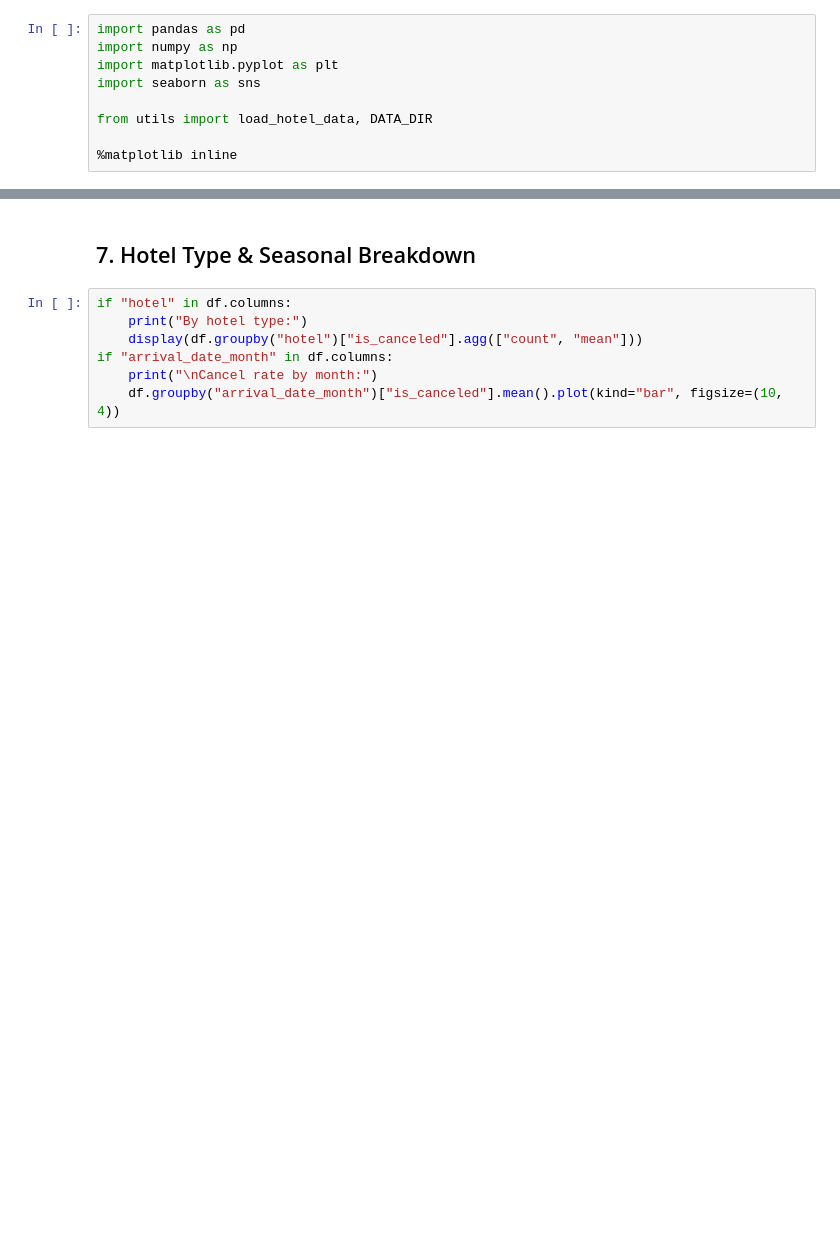
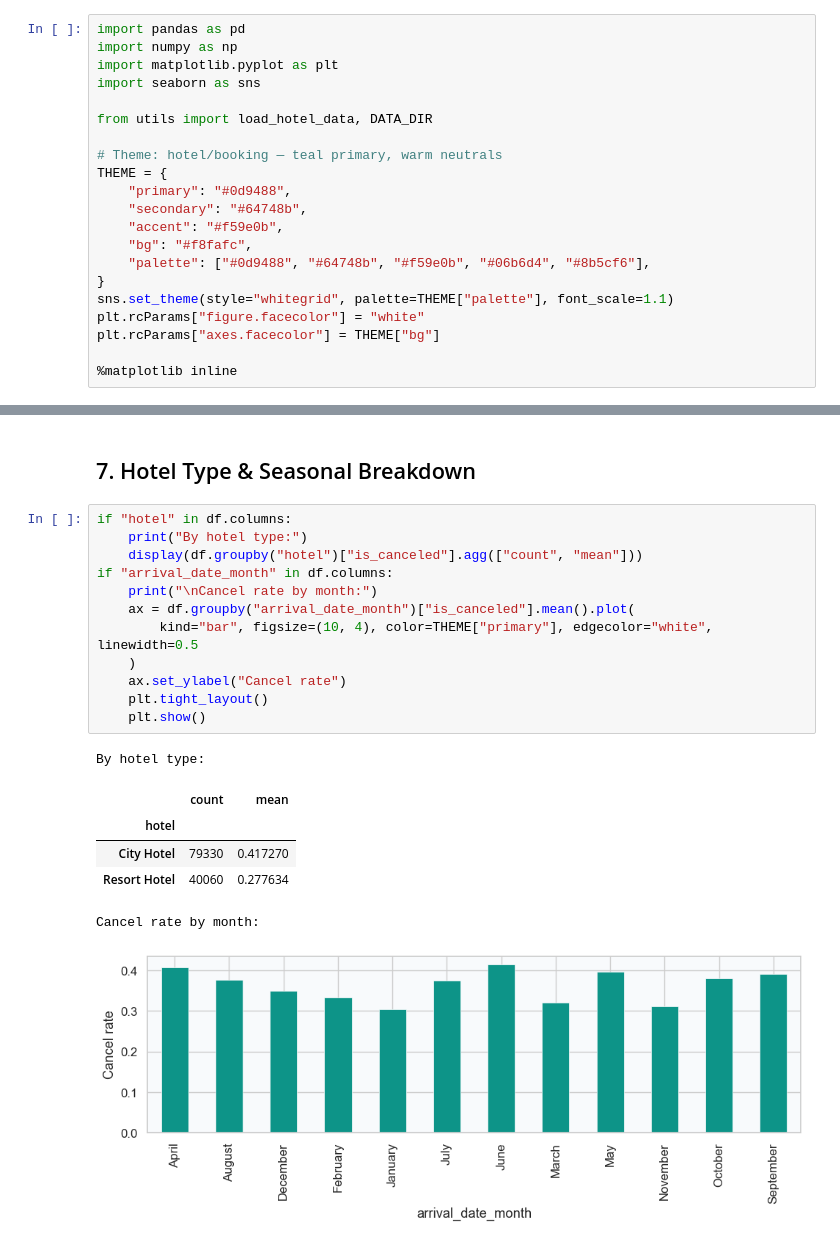
Before and after one commit to leo-leung04/hotel-overbook, a Jupyter notebook: 00_data_stat.ipynb, the cells around one changed output, grey strips where cells are left out. Saved outputs shown, nothing was run; the diff lists cells and outputs as text; blank space fills up the shorter version.

```diff
--- a/00_data_stat.ipynb
+++ b/00_data_stat.ipynb
@@ -12,6 +12,18 @@ import seaborn as sns
 
 from utils import load_hotel_data, DATA_DIR
 
+# Theme: hotel/booking — teal primary, warm neutrals
+THEME = {
+    "primary": "#0d9488",
+    "secondary": "#64748b",
+    "accent": "#f59e0b",
+    "bg": "#f8fafc",
+    "palette": ["#0d9488", "#64748b", "#f59e0b", "#06b6d4", "#8b5cf6"],
+}
+sns.set_theme(style="whitegrid", palette=THEME["palette"], font_scale=1.1)
+plt.rcParams["figure.facecolor"] = "white"
+plt.rcParams["axes.facecolor"] = THEME["bg"]
+
 %matplotlib inline
 # %%
 df = load_hotel_data()
@@ -52,7 +134,20 @@ for col in cat_cols[:10]:
 # %%
 if "hotel" in df.columns:
     print("By hotel type:")
     display(df.groupby("hotel")["is_canceled"].agg(["count", "mean"]))
 if "arrival_date_month" in df.columns:
     print("\nCancel rate by month:")
-    df.groupby("arrival_date_month")["is_canceled"].mean().plot(kind="bar", figsize=(10, 4))
+    ax = df.groupby("arrival_date_month")["is_canceled"].mean().plot(
+        kind="bar", figsize=(10, 4), color=THEME["primary"], edgecolor="white", linewidth=0.5
+    )
+    ax.set_ylabel("Cancel rate")
+    plt.tight_layout()
+    plt.show()
+# %% [output]
+By hotel type:
+|  | count | mean |
+| hotel |  |  |
+| City Hotel | 79330 | 0.417270 |
+| Resort Hotel | 40060 | 0.277634 |
+Cancel rate by month:
+[figure, added]
```
Also changed, not shown: parts of 11 cells of this notebook.
